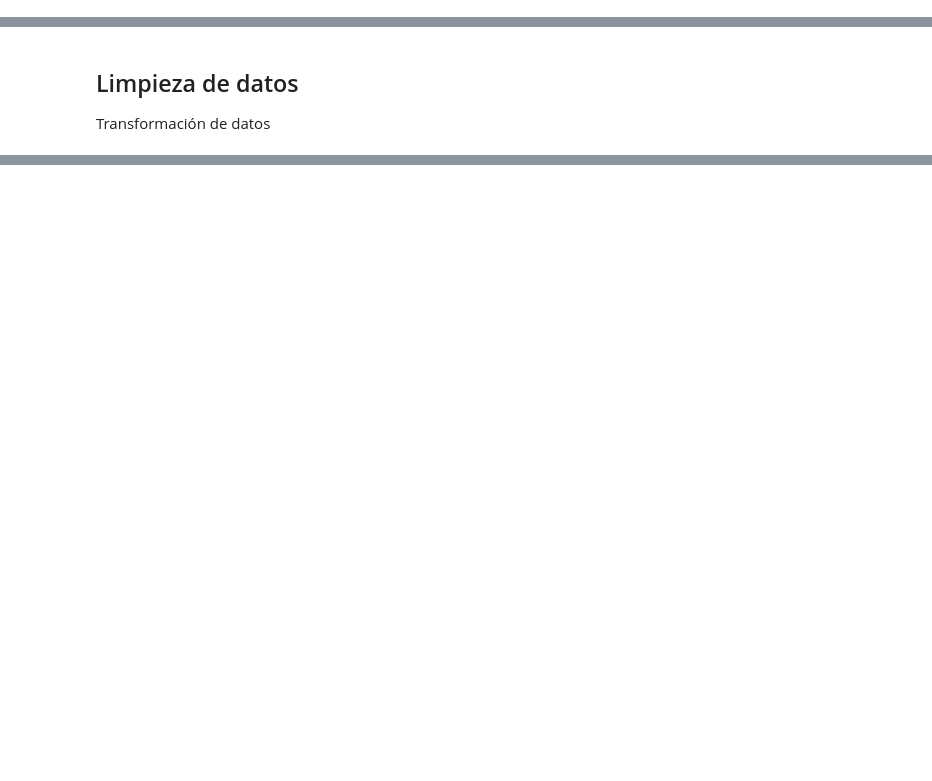
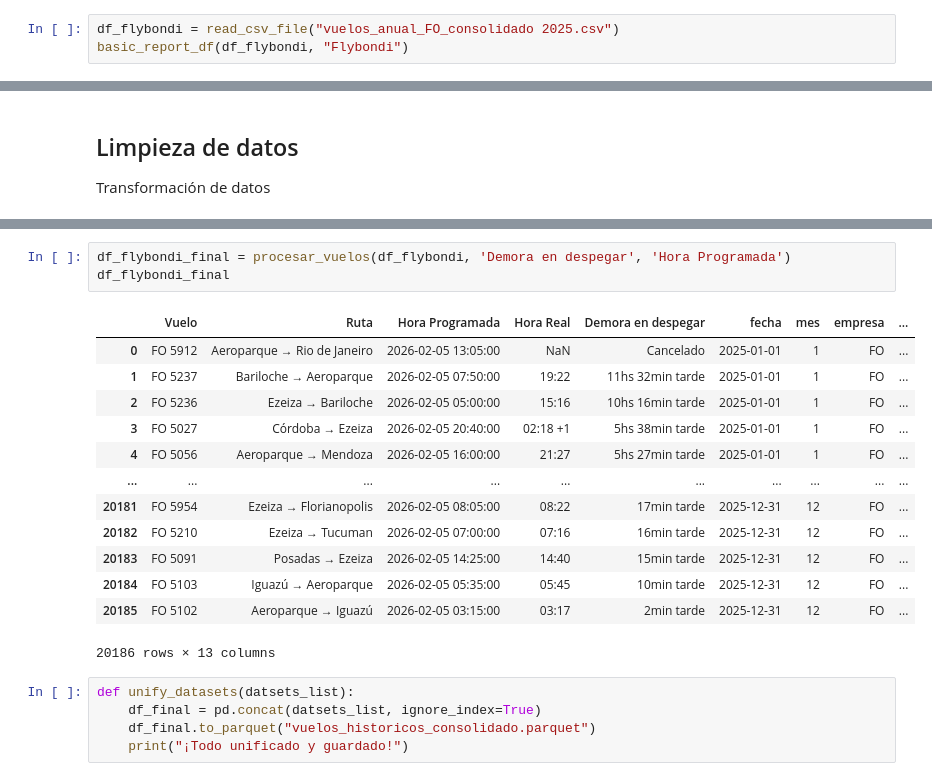
Before and after one commit to parivgabriela/Data_mining, a Jupyter notebook: analisis_estado_vuelos/notebooks/02_limpieza_transformacion.ipynb, the cells around one changed output, grey strips where cells are left out. Saved outputs shown, nothing was run; the diff lists cells and outputs as text; blank space fills up the shorter version.

Commit message:
#6 save information from the datasets into one, use parquet format

```diff
--- a/analisis_estado_vuelos/notebooks/02_limpieza_transformacion.ipynb
+++ b/analisis_estado_vuelos/notebooks/02_limpieza_transformacion.ipynb
@@ -64,0 +68,3 @@ dtype: int64
+# %%
+df_flybondi = read_csv_file("vuelos_anual_FO_consolidado 2025.csv")
+basic_report_df(df_flybondi, "Flybondi")
@@ -278,0 +179,22 @@ plt.show()
+# %%
+df_flybondi_final = procesar_vuelos(df_flybondi, 'Demora en despegar', 'Hora Programada')
+df_flybondi_final
+# %% [output]
+|  | Vuelo | Ruta | Hora Programada | Hora Real | Demora en despegar | fecha | mes | empresa | ... |
+| 0 | FO 5912 | Aeroparque → Rio de Janeiro | 2026-02-05 13:05:00 | NaN | Cancelado | 2025-01-01 | 1 | FO | ... |
+| 1 | FO 5237 | Bariloche → Aeroparque | 2026-02-05 07:50:00 | 19:22 | 11hs 32min tarde | 2025-01-01 | 1 | FO | ... |
+| 2 | FO 5236 | Ezeiza → Bariloche | 2026-02-05 05:00:00 | 15:16 | 10hs 16min tarde | 2025-01-01 | 1 | FO | ... |
+| 3 | FO 5027 | Córdoba → Ezeiza | 2026-02-05 20:40:00 | 02:18 +1 | 5hs 38min tarde | 2025-01-01 | 1 | FO | ... |
+| 4 | FO 5056 | Aeroparque → Mendoza | 2026-02-05 16:00:00 | 21:27 | 5hs 27min tarde | 2025-01-01 | 1 | FO | ... |
+| ... | ... | ... | ... | ... | ... | ... | ... | ... | ... |
+| 20181 | FO 5954 | Ezeiza → Florianopolis | 2026-02-05 08:05:00 | 08:22 | 17min tarde | 2025-12-31 | 12 | FO | ... |
+| 20182 | FO 5210 | Ezeiza → Tucuman | 2026-02-05 07:00:00 | 07:16 | 16min tarde | 2025-12-31 | 12 | FO | ... |
+| 20183 | FO 5091 | Posadas → Ezeiza | 2026-02-05 14:25:00 | 14:40 | 15min tarde | 2025-12-31 | 12 | FO | ... |
+| 20184 | FO 5103 | Iguazú → Aeroparque | 2026-02-05 05:35:00 | 05:45 | 10min tarde | 2025-12-31 | 12 | FO | ... |
+| 20185 | FO 5102 | Aeroparque → Iguazú | 2026-02-05 03:15:00 | 03:17 | 2min tarde | 2025-12-31 | 12 | FO | ... |
+20186 rows × 13 columns
+# %%
+def unify_datasets(datsets_list):
+    df_final = pd.concat(datsets_list, ignore_index=True)
+    df_final.to_parquet("vuelos_historicos_consolidado.parquet")
+    print("¡Todo unificado y guardado!")
```
Also changed, not shown: parts of 24 cells of this notebook.
